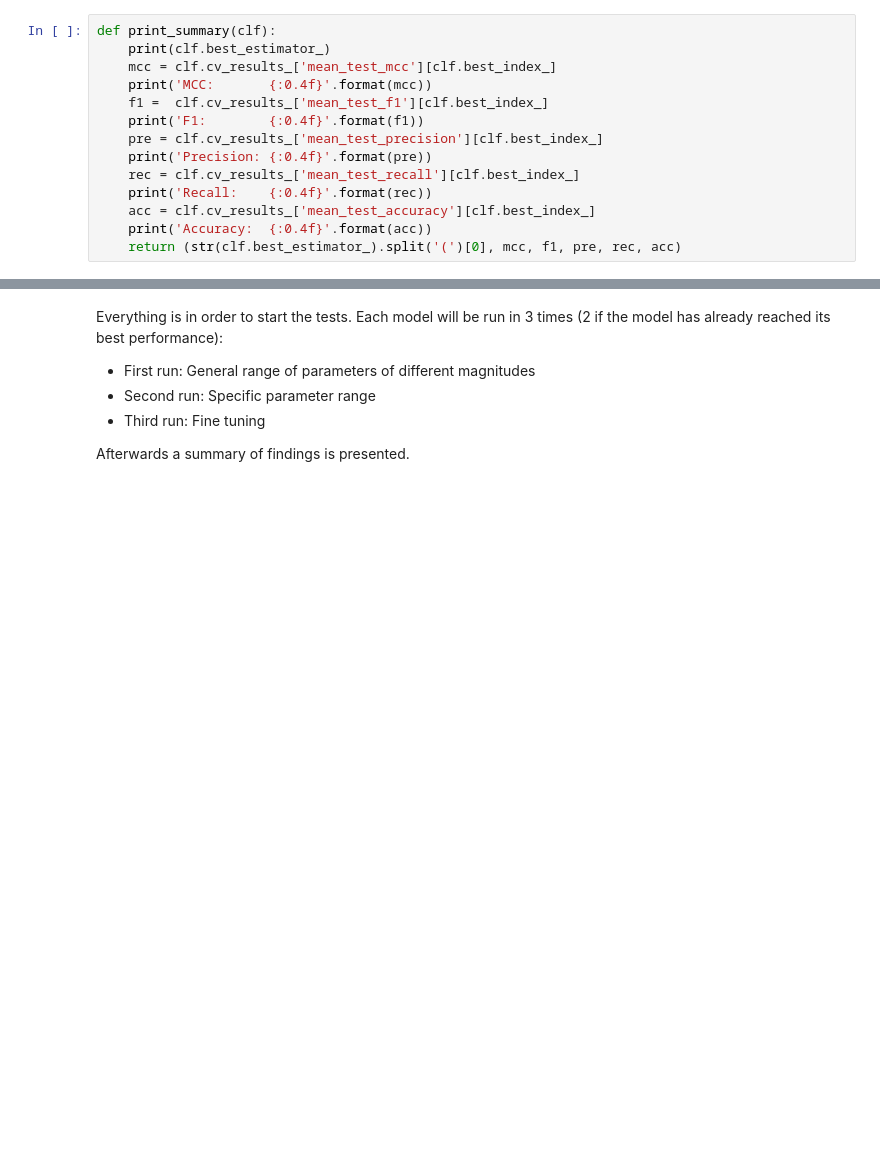
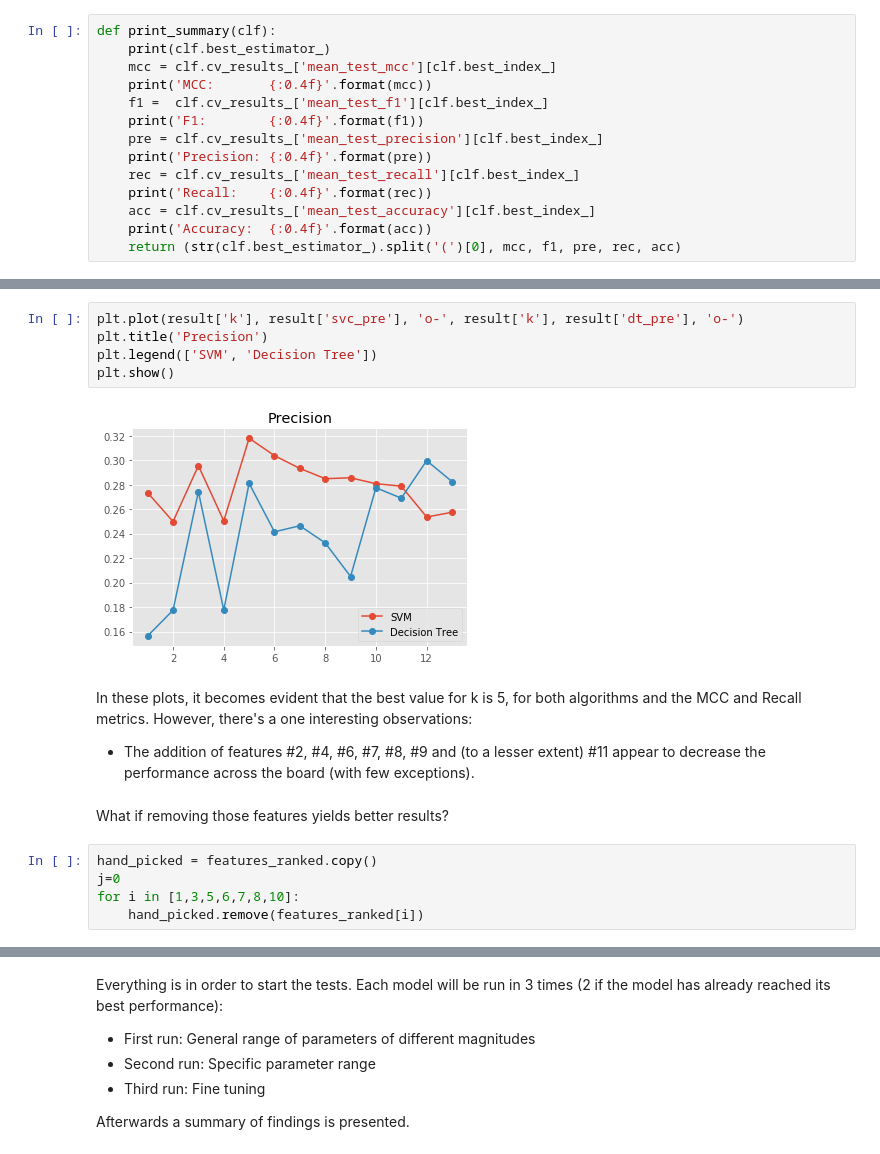
Before and after one commit to fmaletski/enron-poi-identifier, a Jupyter notebook: workflow.ipynb, the cells around one changed output, grey strips where cells are left out. Saved outputs shown, nothing was run; the diff lists cells and outputs as text; blank space fills up the shorter version.

```diff
--- a/workflow.ipynb
+++ b/workflow.ipynb
@@ -456,0 +672,17 @@ def print_summary(clf):
+# %%
+plt.plot(result['k'], result['svc_pre'], 'o-', result['k'], result['dt_pre'], 'o-')
+plt.title('Precision')
+plt.legend(['SVM', 'Decision Tree'])
+plt.show()
+# %% [output]
+[figure, added]
+# %% [markdown]
+In these plots, it becomes evident that the best value for k is 5, for both algorithms and the MCC and Recall metrics. However, there's a one interesting observations:
+* The addition of features #2, #4, #6, #7, #8, #9 and (to a lesser extent) #11 appear to decrease the performance across the board (with few exceptions).
+# %% [markdown]
+What if removing those features yields better results?
+# %%
+hand_picked = features_ranked.copy()
+j=0
+for i in [1,3,5,6,7,8,10]:
+    hand_picked.remove(features_ranked[i])
```
Also changed, not shown: parts of 138 cells of this notebook, 13 other files.
